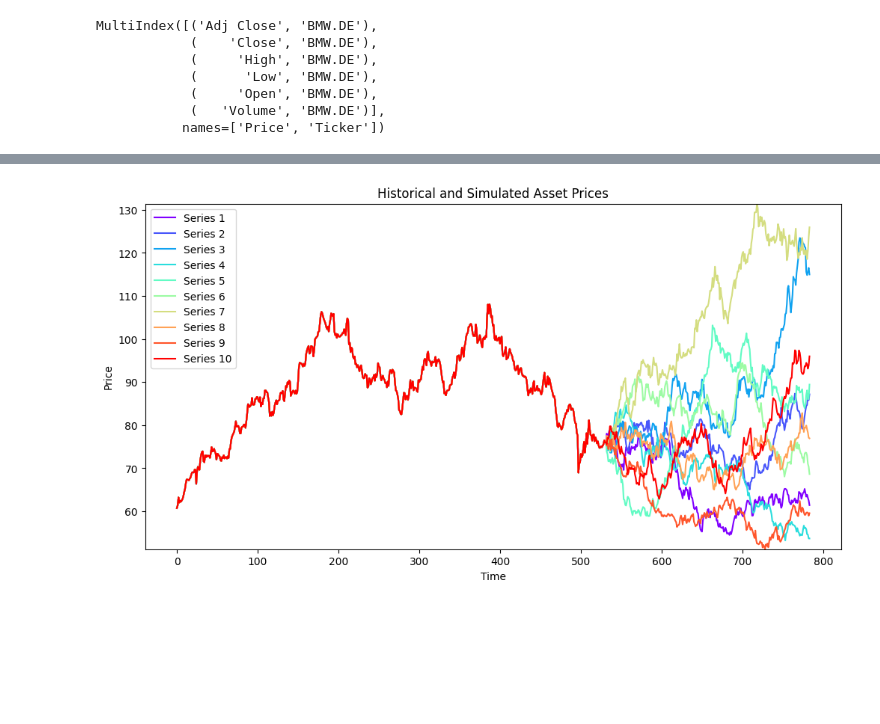
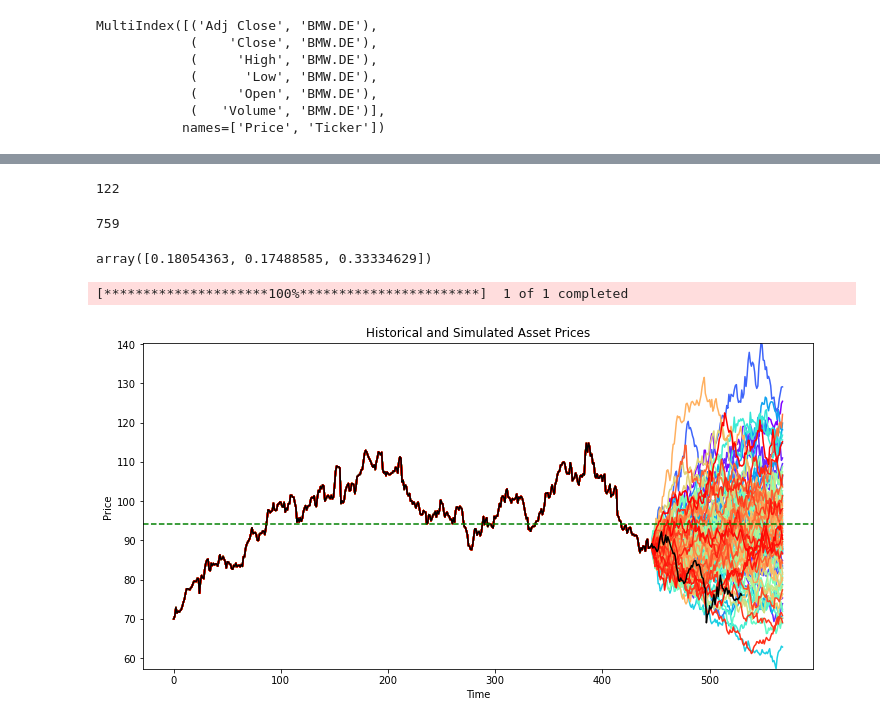
Before and after one commit to tengyaolong2000/simtech, a Jupyter notebook: sim_tech_finance.ipynb, the cells around one changed output, grey strips where cells are left out. Saved outputs shown, nothing was run; the diff lists cells and outputs as text; code cells hidden in the pictures; blank space fills up the shorter version.

```diff
--- a/sim_tech_finance.ipynb
+++ b/sim_tech_finance.ipynb
@@ -100,7 +115,7 @@ Visualize(wholeS1)
 # %%
 
 start_date = datetime.datetime.strptime('2022-09-30', '%Y-%m-%d')
-end_date = datetime.datetime.strptime('2024-10-27', '%Y-%m-%d')
+end_date = datetime.datetime.strptime('2024-6-29', '%Y-%m-%d')  #1 aug to 31 October
 # Specify the ticker for BMW (BMW.DE for Frankfurt Stock Exchange)
 BMW_ticker = 'BMW.DE'
 MBG_ticker = 'MBG.DE'
@@ -111,9 +126,9 @@ bmw_data = yf.download(BMW_ticker, start=start_date, end=end_date)
 mbg_data = yf.download(MBG_ticker, start=start_date, end=end_date)
 p_data = yf.download(P_ticket, start=start_date, end=end_date)
 # Display the data
-print(bmw_data.head(2))
-print(mbg_data.head(2))
-print(p_data.head(2))
+#print(bmw_data.head(2))
+#print(mbg_data.head(2))
+print(p_data.head())
 # %% [output]
 [*********************100%***********************]  1 of 1 completed
 [*********************100%***********************]  1 of 1 completed
@@ -218,5 +190,5 @@ array([[ 0.01051749,  0.01215132, -0.00852102],
 # %%
-BMP = pd.concat([bmw_data['Adj Close'], mbg_data['Adj Close'], p_data['Adj Close']], axis=1)
+BMP = pd.concat([bmw_data['Close'], mbg_data['Close'], p_data['Close']], axis=1)
 # %%
 bmp_prices = pd.concat([bmw_data['Close', 'BMW.DE'], mbg_data['Close', 'MBG.DE'], p_data['Close', 'P911.DE']], axis=1)
 bmp_prices.columns = ['BMW', 'MBG', 'Porsche']
@@ -266,0 +229,15 @@ array([[ 0.01051749,  0.01215132, -0.00852102],
+# %%
+d0 = datetime.date(2024, 6, 28)
+d1 = datetime.date(2024, 10, 28)
+m = (d1 - d0).days
+m
+# %% [output]
+122
+# %%
+-(datetime.date(2022, 9, 30)- datetime.date(2024, 10, 28)).days
+# %% [output]
+759
+# %%
+v
+# %% [output]
+array([0.18054363, 0.17488585, 0.33334629])
@@ -267,5 +270,6 @@ array([[ 0.01051749,  0.01215132, -0.00852102],
 # %%
-
+barrier_levels = [56.520, 39.516, 58.896]
+early_redemption_level = [94.2, 65.86, 98.16]
 
 #bmplogreturns = returns.to_numpy()
 
@@ -273,7 +277,7 @@ array([[ 0.01051749,  0.01215132, -0.00852102],
 v = np.mean(bmplogreturns, axis=0) / dt
 Sigma = np.cov(bmplogreturns.T) / dt
 
-def SimMultiGBMexact(S0, v, Sigma, Deltat, T):
+def SimMultiGBMexact(S0, v, Sigma, Deltat):
     """
     Simulate paths of a multivariate Geometric Brownian Motion (GBM).
 
@@ -287,42 +291,49 @@ def SimMultiGBMexact(S0, v, Sigma, Deltat, T):
     Returns:
     - S: Simulated asset prices (2D array)
     """
-    m = int(T / Deltat)  # Number of periods
     p = len(S0)          # Number of assets
     S = np.zeros((p, m + 1))
     S[:, 0] = S0
     Z = np.random.multivariate_normal(v * Deltat, Sigma * Deltat, m)
 
     for j in range(1, m + 1):
         S[:, j] = S[:, j - 1] * np.exp(Z[j - 1, :])
     return S
 
 # Simulation parameters
-Nsim = 10
-T = 1
+Nsim = 100
+#T = 1.25
 dt = 1/252
-m = int(T / dt)
 S0 = bmp_prices[-1, :]  # Last observed prices
 
 # Initialize matrices to store simulated paths
 S1 = np.zeros((Nsim, m + 1))
 S2 = np.zeros((Nsim, m + 1))
 S3 = np.zeros((Nsim, m + 1))
 
-np.random.seed(4518)  # Set seed for reproducibility
+#np.random.seed(4518)  # Set seed for reproducibility
 
 # Simulate paths
 for i in range(Nsim):
-    S = SimMultiGBMexact(S0, v, Sigma, dt, T)
+    S = SimMultiGBMexact(S0, v, Sigma, dt)
     S1[i, :] = S[0, :]
     S2[i, :] = S[1, :]
     S3[i, :] = S[2, :]
 
 # Combine historical and simulated data for the first asset
 HistS1 = np.tile(bmp_prices[:, 0], (Nsim, 1))
 wholeS1 = np.hstack((HistS1, S1))
 
+#Plot real data of BMW from 2022-09-30 to 2024-10-28
+start_date_real= datetime.datetime.strptime('2022-09-30', '%Y-%m-%d')
+end_date_real = datetime.datetime.strptime('2024-10-28', '%Y-%m-%d')  #1 aug to 31 October
+# Specify the ticker for BMW (BMW.DE for Frankfurt Stock Exchange)
+BMW_ticker = 'BMW.DE'
+
+# Download historical data for BMW
+bmw_data_real = yf.download(BMW_ticker, start=start_date_real, end=end_date_real)
 # Visualize the paths
-Visualize(wholeS1)
+Visualize(wholeS1, bmw_data_real['Close'], barrier_levels[0], early_redemption_level[0])
 # %% [output]
+[*********************100%***********************]  1 of 1 completed
-[figure, old version]
+[figure, new version]
```
Also changed, not shown: parts of 33 cells of this notebook.
